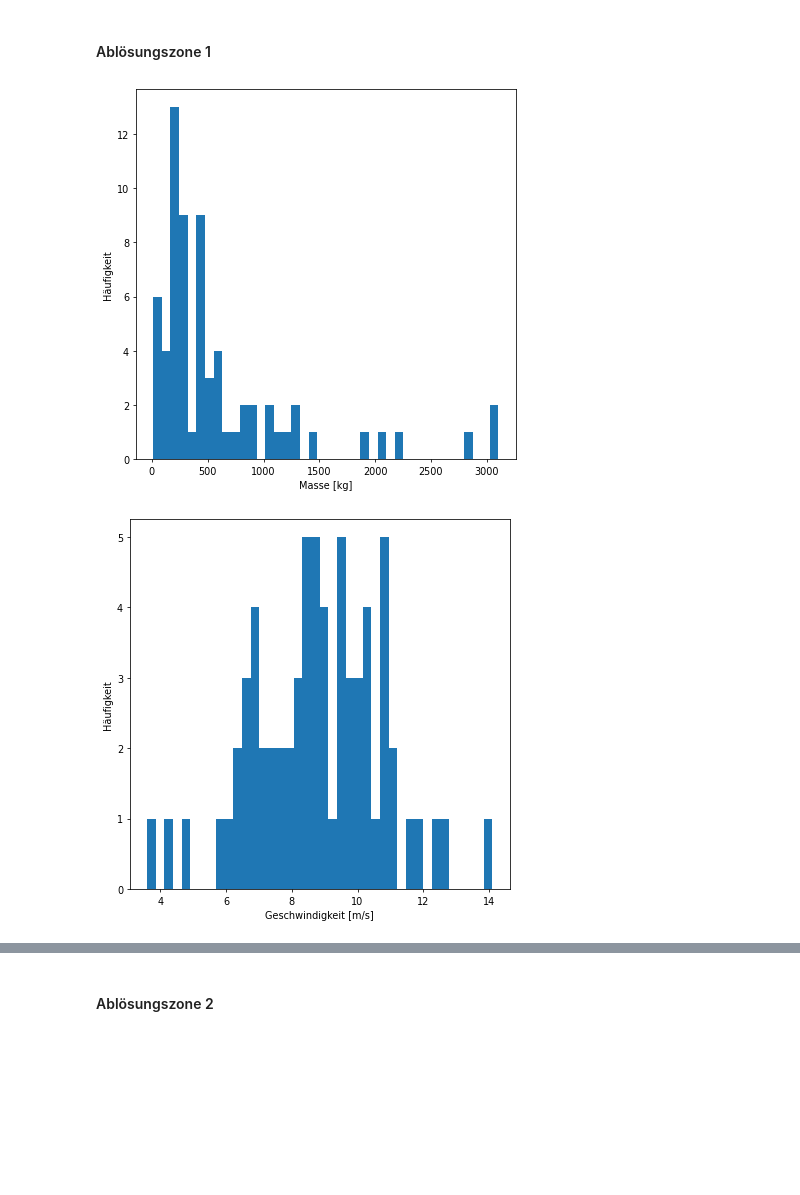
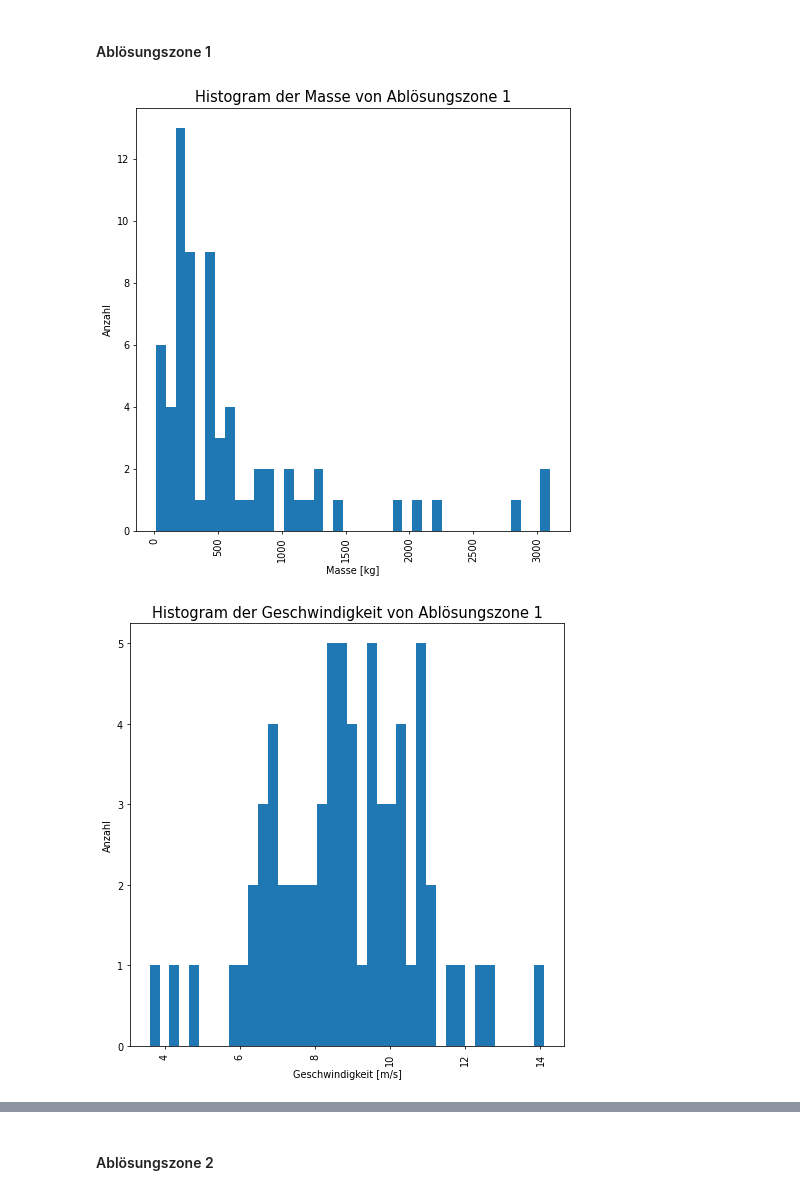
Before and after one commit to 7ben18/FHNW_Steinschlagrisiko, a Jupyter notebook: FHNW_Steinschlagrisiko.ipynb, the cells around one changed output, grey strips where cells are left out. Saved outputs shown, nothing was run; the diff lists cells and outputs as text; code cells hidden in the pictures; blank space fills up the shorter version.

```diff
--- a/FHNW_Steinschlagrisiko.ipynb
+++ b/FHNW_Steinschlagrisiko.ipynb
@@ -131,18 +144,20 @@ In diesem Abschnitt visualisieren und analysieren wir die Daten anhand Histogram
 # %% [markdown]
 ### 3.1 Histogramme
 # %%
-def gen_hist(data, label):
-    plt.figure(figsize=(7, 7), dpi= 70, facecolor="w", edgecolor="k")
+def gen_hist(data, label, h_titel):
+    plt.figure(figsize=(8, 8), dpi= 70, facecolor="w", edgecolor="k")
     plt.hist(data, density=False, bins=40)
-    plt.ylabel("Häufigkeit")
-    plt.xlabel(label);
+    plt.ylabel("Anzahl")
+    plt.xticks(rotation=90)
+    plt.xlabel(label)
+    plt.title(h_titel, fontsize=15);
 # %% [markdown]
 #### Ablösungszone 1
 # %%
-gen_hist(df1["Masse [kg]"], "Masse [kg]")
+gen_hist(df1["Masse [kg]"], "Masse [kg]", "Histogram der Masse von Ablösungszone 1")
 # %% [output]
-[figure, old version]
+[figure, new version]
 # %%
-gen_hist(df1["Geschwindigkeit [m/s]"], "Geschwindigkeit [m/s]")
+gen_hist(df1["Geschwindigkeit [m/s]"], "Geschwindigkeit [m/s]", "Histogram der Geschwindigkeit von Ablösungszone 1")
 # %% [output]
-[figure, old version]
+[figure, new version]
```
Also changed, not shown: parts of 33 cells of this notebook.
